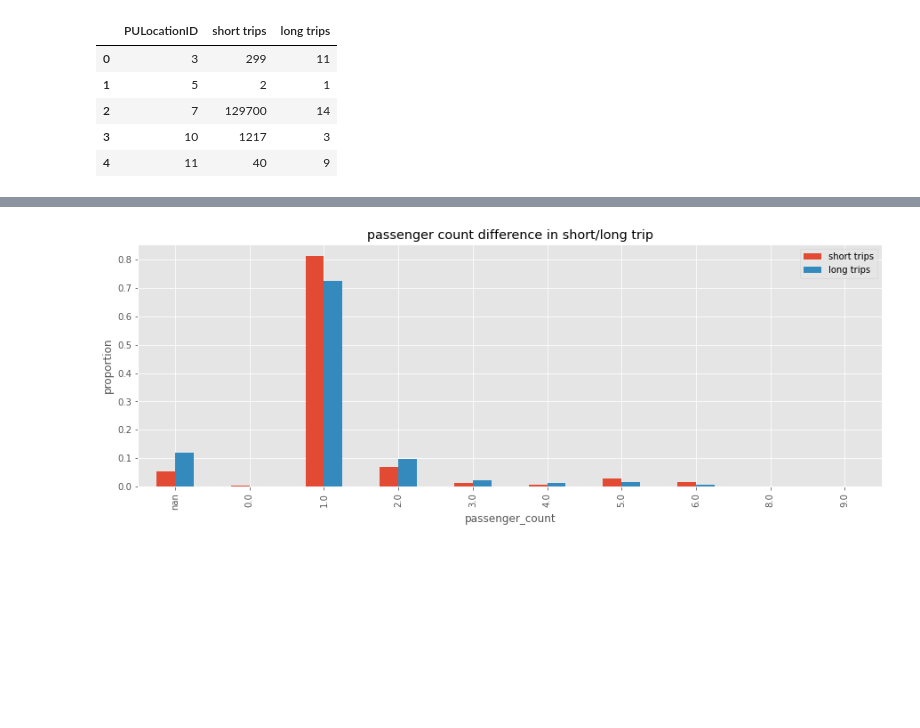
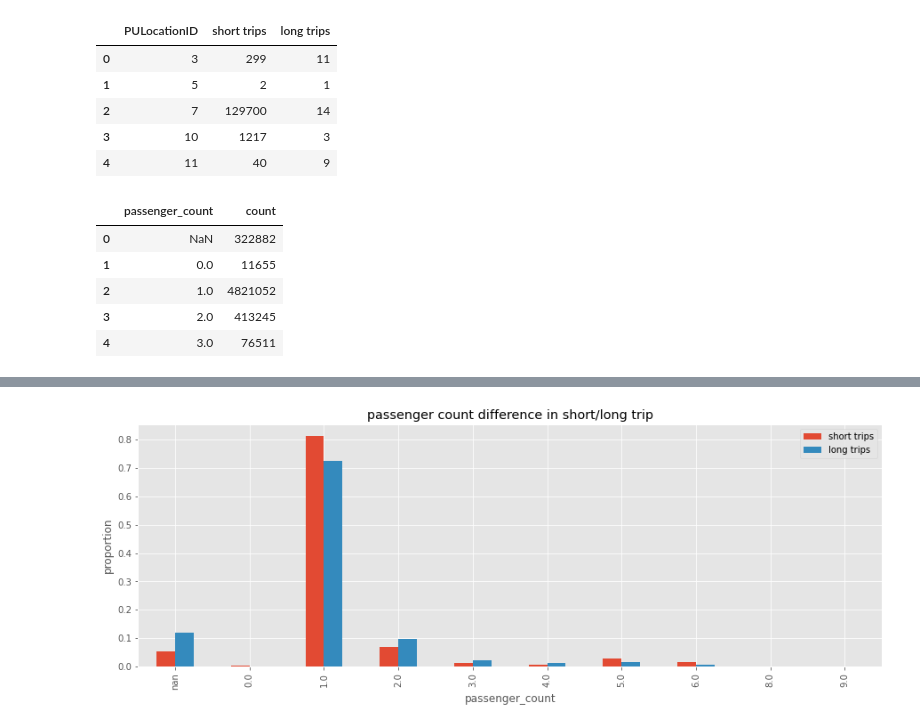
Before and after one commit to crazybber/go-jupyter, a Jupyter notebook: Analyze-NYC-TLC-Green-Car.ipynb, the cells around one changed output, grey strips where cells are left out. Drawn from its saved outputs; the diff is of its cells as text; code cells hidden in the pictures; blank space fills up the shorter version.

```diff
--- a/Analyze-NYC-TLC-Green-Car.ipynb
+++ b/Analyze-NYC-TLC-Green-Car.ipynb
@@ -676,3 +676,16 @@ df_q3_PU.head()
 | 2 | 7 | 129700 | 14 |
 | 3 | 10 | 1217 | 3 |
 | 4 | 11 | 40 | 9 |
+# %%
+df_q3_short = pd.read_sql_query('SELECT passenger_count, count(*) as count \
+                                    FROM table_record \
+                                    WHERE trip_distance < 30 \
+                                    GROUP BY passenger_count', nyc_database)
+df_q3_short.head()
+# %% [output]
+|  | passenger_count | count |
+| 0 | NaN | 322882 |
+| 1 | 0.0 | 11655 |
+| 2 | 1.0 | 4821052 |
+| 3 | 2.0 | 413245 |
+| 4 | 3.0 | 76511 |
```
Also changed, not shown: parts of 4 cells of this notebook, 1 other file.
